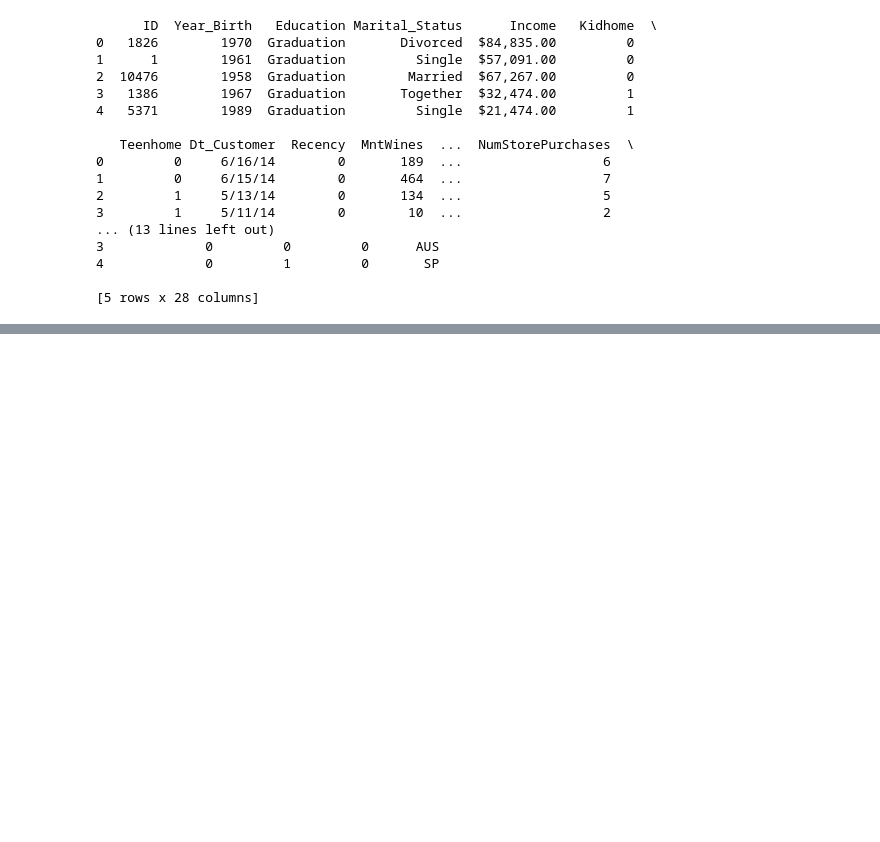
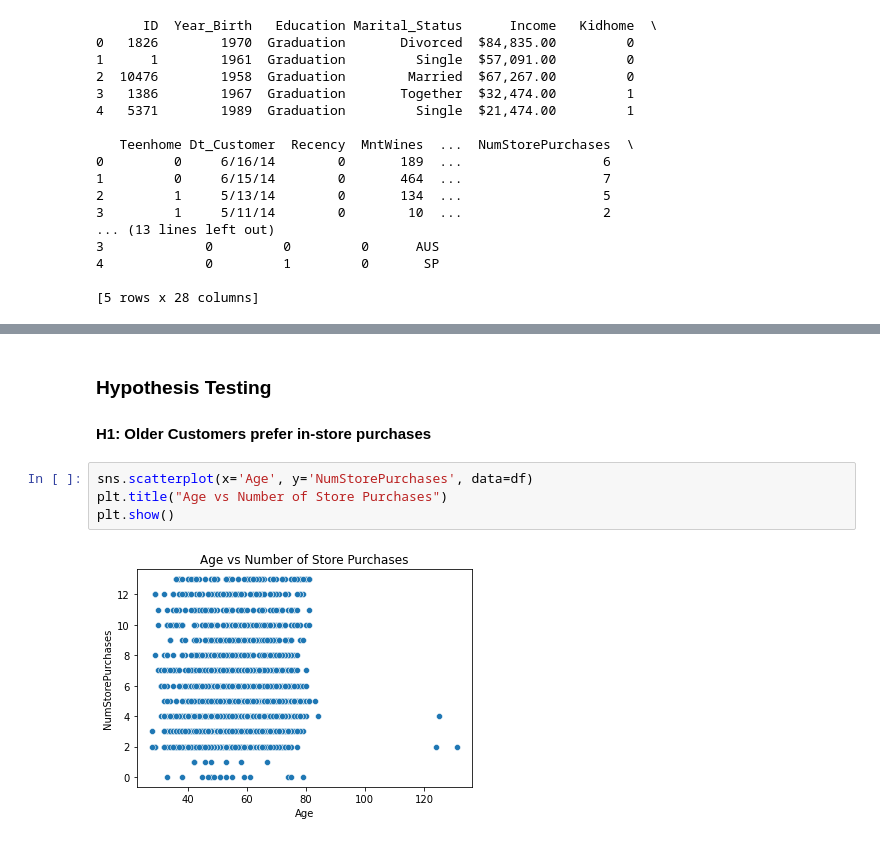
Before and after one commit to NitinJayavarapu12/Marketing-campaigns, a Jupyter notebook: Marketing_campaigns.ipynb, the cells around one changed output, grey strips where cells are left out. Saved outputs shown, nothing was run; the diff lists cells and outputs as text; blank space fills up the shorter version.

```diff
--- a/Marketing_campaigns.ipynb
+++ b/Marketing_campaigns.ipynb
@@ -34,0 +174,9 @@ KeyError: 'Income'
+# %% [markdown]
+### Hypothesis Testing
+#### H1: Older Customers prefer in-store purchases
+# %%
+sns.scatterplot(x='Age', y='NumStorePurchases', data=df)
+plt.title("Age vs Number of Store Purchases")
+plt.show()
+# %% [output]
+[figure, added]
```
Also changed, not shown: parts of 18 cells of this notebook.
